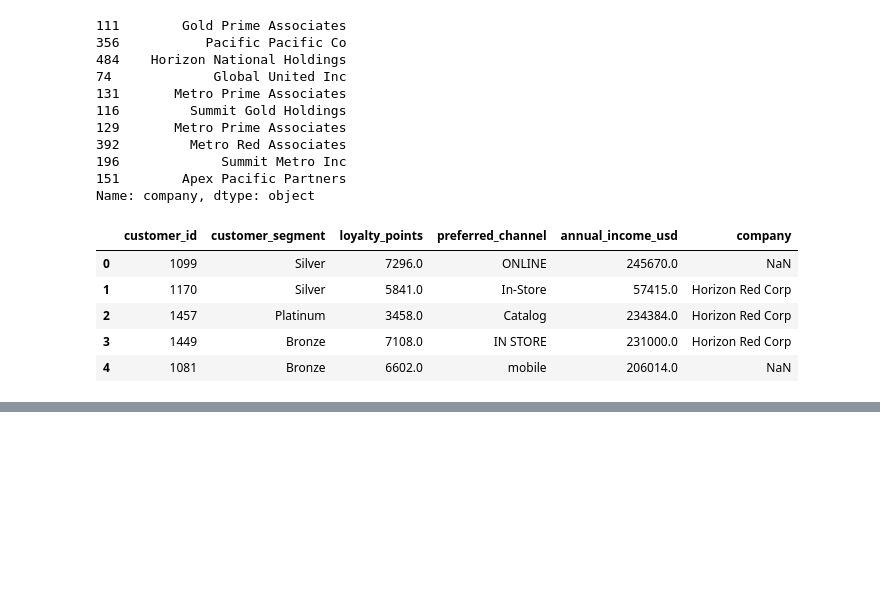
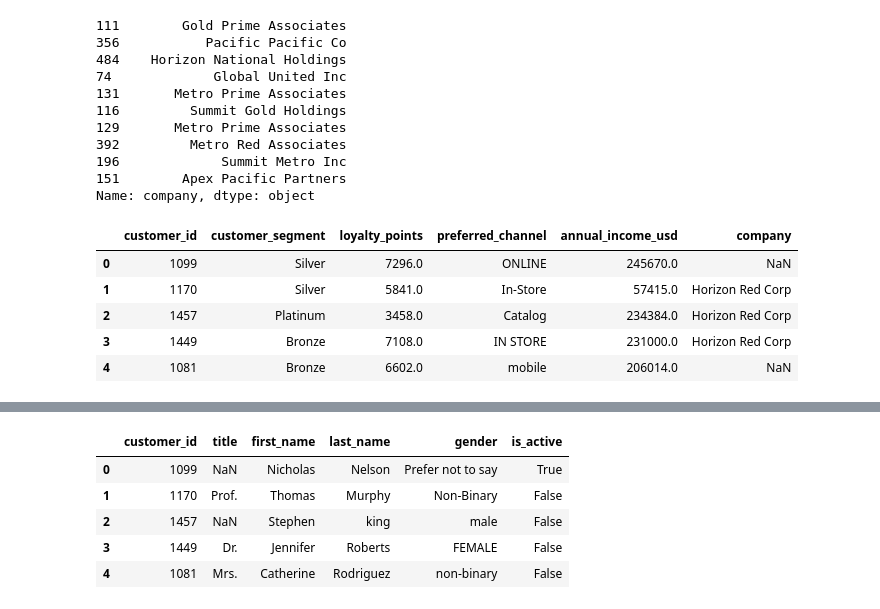
Before and after one commit to Ritik574-coder/python-foundations-to-mastery, a Jupyter notebook: Pandas/pandas_data_cleaning.ipynb, the cells around one changed output, grey strips where cells are left out. Saved outputs shown, nothing was run; the diff lists cells and outputs as text; code cells hidden in the pictures; blank space fills up the shorter version.

```diff
--- a/Pandas/pandas_data_cleaning.ipynb
+++ b/Pandas/pandas_data_cleaning.ipynb
@@ -303,0 +511,24 @@ Name: company, dtype: object
+# %%
+customer_identity_df.replace(
+    {
+        'is_active' : {
+            '0'        : False,
+            'FALSE'    : False,
+            '1'        : True,
+            'No'       : False,
+            'Yes'      : True,
+            'N'        : False,
+            'TRUE'     : True,
+            'Y'        : True,
+            'Inactive' : False ,
+            'Active'   : True
+        }
+    }
+).infer_objects(copy=False).head()
+# %% [output]
+|  | customer_id | title | first_name | last_name | gender | is_active |
+| 0 | 1099 | NaN | Nicholas | Nelson | Prefer not to say | True |
+| 1 | 1170 | Prof. | Thomas | Murphy | Non-Binary | False |
+| 2 | 1457 | NaN | Stephen | king | male | False |
+| 3 | 1449 | Dr. | Jennifer | Roberts | FEMALE | False |
+| 4 | 1081 | Mrs. | Catherine | Rodriguez | non-binary | False |
```
Also changed, not shown: parts of 16 cells of this notebook, 1 other file.
